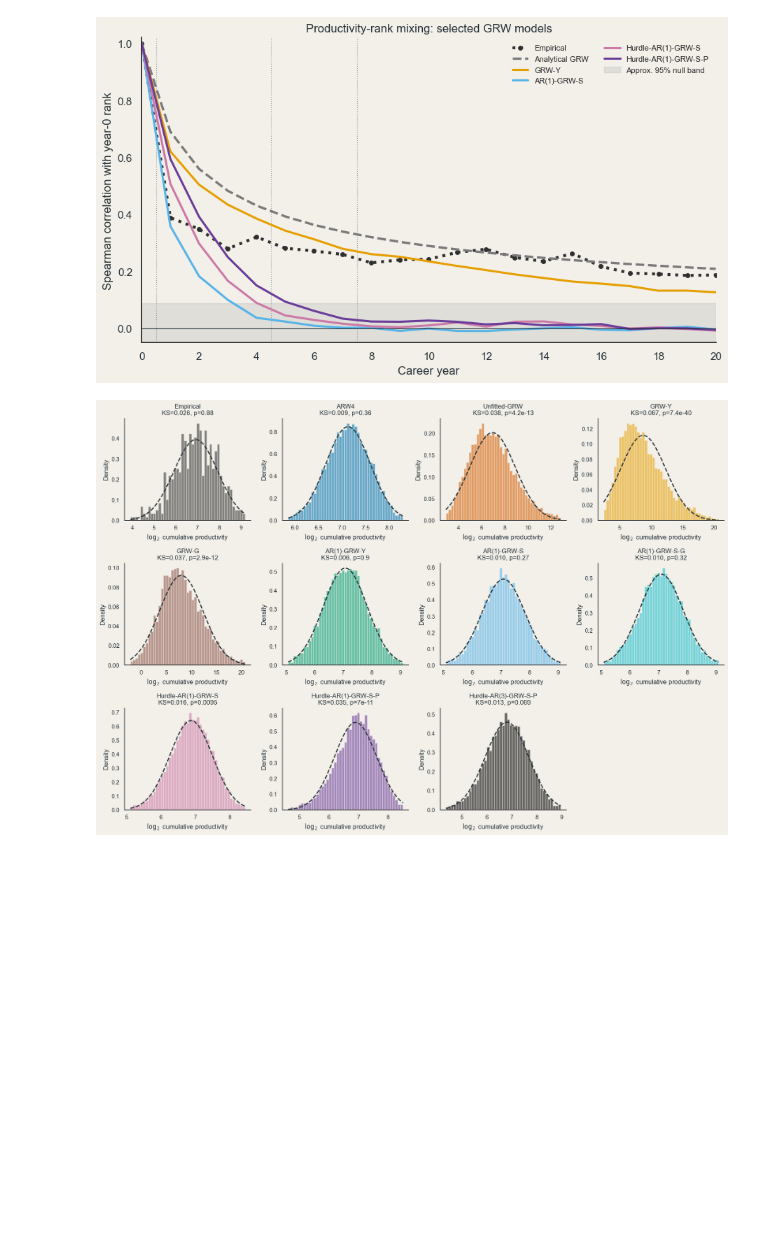
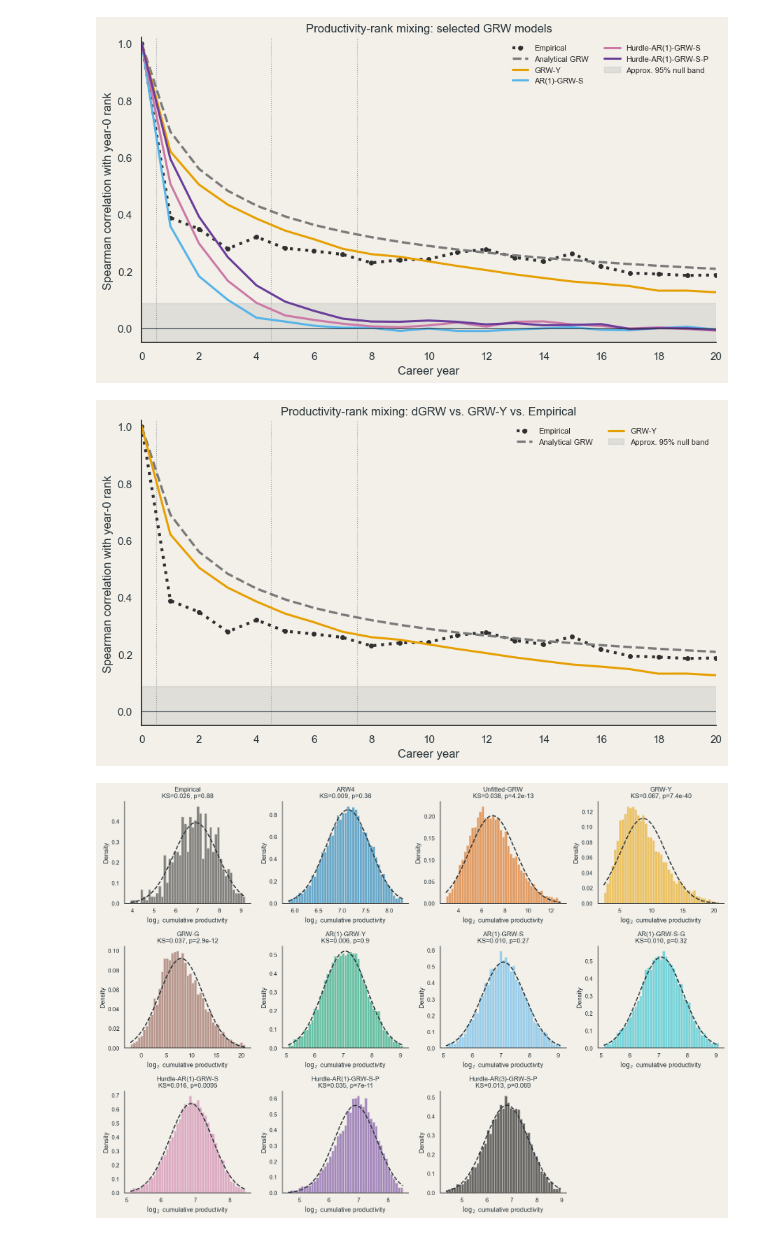
Before and after one commit to crabwife/spaarw_followup, a Jupyter notebook: plot/src/07_zhang_remaining_rank_mixing_selected.ipynb, the cells around one changed output. Drawn from its saved outputs; the diff is of its cells as text; code cells hidden in the pictures; blank space fills up the shorter version.

```diff
--- a/plot/src/07_zhang_remaining_rank_mixing_selected.ipynb
+++ b/plot/src/07_zhang_remaining_rank_mixing_selected.ipynb
@@ -376,6 +376,36 @@ savefig(fig, "zhang_rank_mixing_selected_grw_models.png", FIGURES / "figures you
 plt.show()
 # %% [output]
 [figure]
+# %%
+selected_tags = ["grw_y"]
+analytical_curve = (6 / np.pi) * np.arcsin(1 / (2 * np.sqrt(years + 1)))
+
+fig, ax = plt.subplots(figsize=(9.2, 5.4))
+fig.patch.set_facecolor(PAPER_BG)
+style_axis(ax, stages=True)
+ax.plot(years, emp_curve, color=EMP_COLOR, lw=3, ls=":", marker="o", ms=4, label="Empirical")
+ax.plot(years, analytical_curve, color="#7A7A7A", lw=2.4, ls="--", label="Analytical GRW")
+
+for tag in selected_tags:
+    curve = rank_curve(sim_samples[tag])
+    ax.plot(years, curve, color=MODEL_COLORS[tag], lw=2.2, label=MODEL_NAMES[tag])
+
+ax.axhspan(-band, band, color="#9aa0a4", alpha=0.22, label="Approx. 95% null band")
+ax.axhline(0, color=INK, lw=0.8)
+ax.set(
+    xlim=(0, Y),
+    ylim=(-0.05, 1.02),
+    xlabel="Career year",
+    ylabel="Spearman correlation with year-0 rank",
+    title="Productivity-rank mixing: dGRW vs. GRW-Y vs. Empirical"
+)
+ax.set_xticks(np.arange(0, Y + 1, 2))
+ax.legend(frameon=False, ncol=2, fontsize=8)
+fig.tight_layout()
+savefig(fig, "zhang_rank_mixing_selected_grw_models_dye.png", FIGURES / "figures you don't need to look at")
+plt.show()
+# %% [output]
+[figure, added]
 # %%
 cum_sources = {"empirical": emp_panel.sum(axis=0), **{tag: sim_samples[tag].sum(axis=0) for tag in available_models}}
 ncols = 4
```
Also changed, not shown: parts of 16 cells of this notebook, 59 other files.
